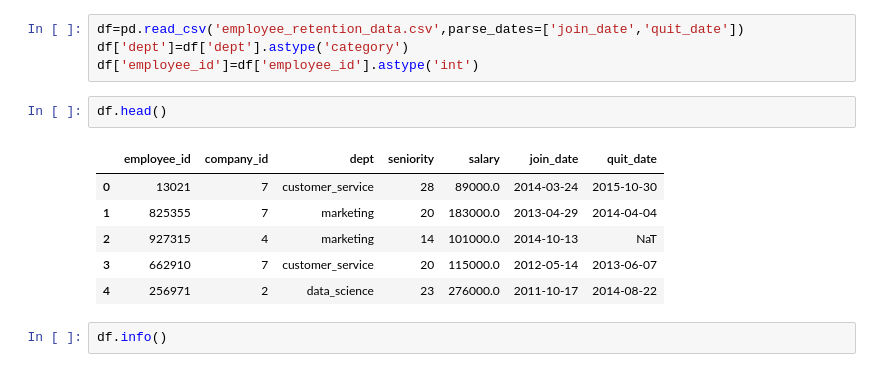
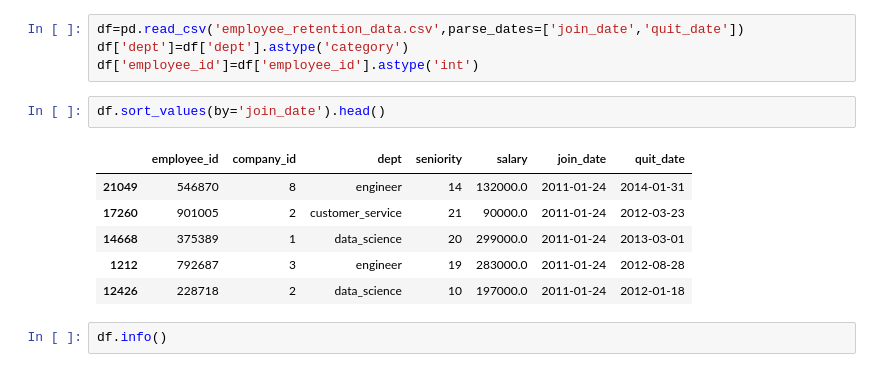
Before and after one commit to moerashidi/employee-retention, a Jupyter notebook: employee-retention.ipynb, the cells around one changed output. Drawn from its saved outputs; the diff is of its cells as text.

```diff
--- a/employee-retention.ipynb
+++ b/employee-retention.ipynb
@@ -10,14 +11,14 @@ df=pd.read_csv('employee_retention_data.csv',parse_dates=['join_date','quit_date
 df['dept']=df['dept'].astype('category')
 df['employee_id']=df['employee_id'].astype('int')
 # %%
-df.head()
+df.sort_values(by='join_date').head()
 # %% [output]
 |  | employee_id | company_id | dept | seniority | salary | join_date | quit_date |
-| 0 | 13021 | 7 | customer_service | 28 | 89000.0 | 2014-03-24 | 2015-10-30 |
-| 1 | 825355 | 7 | marketing | 20 | 183000.0 | 2013-04-29 | 2014-04-04 |
-| 2 | 927315 | 4 | marketing | 14 | 101000.0 | 2014-10-13 | NaT |
-| 3 | 662910 | 7 | customer_service | 20 | 115000.0 | 2012-05-14 | 2013-06-07 |
-| 4 | 256971 | 2 | data_science | 23 | 276000.0 | 2011-10-17 | 2014-08-22 |
+| 21049 | 546870 | 8 | engineer | 14 | 132000.0 | 2011-01-24 | 2014-01-31 |
+| 17260 | 901005 | 2 | customer_service | 21 | 90000.0 | 2011-01-24 | 2012-03-23 |
+| 14668 | 375389 | 1 | data_science | 20 | 299000.0 | 2011-01-24 | 2013-03-01 |
+| 1212 | 792687 | 3 | engineer | 19 | 283000.0 | 2011-01-24 | 2012-08-28 |
+| 12426 | 228718 | 2 | data_science | 10 | 197000.0 | 2011-01-24 | 2012-01-18 |
 # %%
 df.info()
 # %% [output]
```
Also changed, not shown: parts of 18 cells of this notebook.
